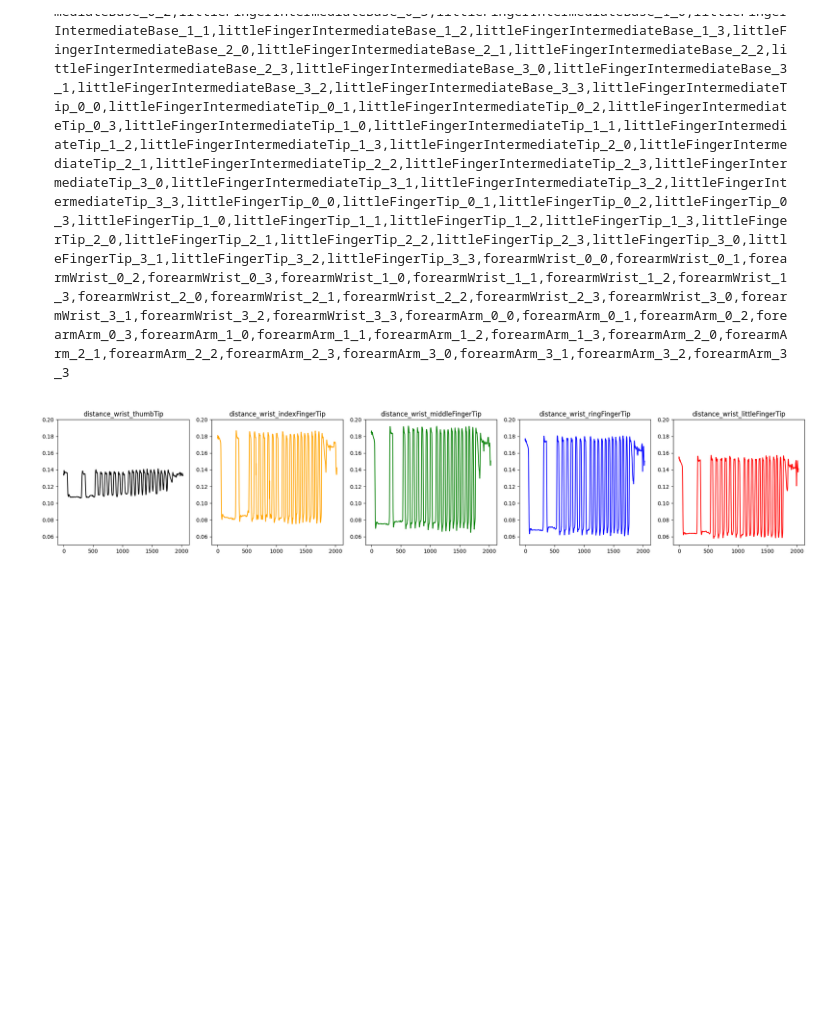
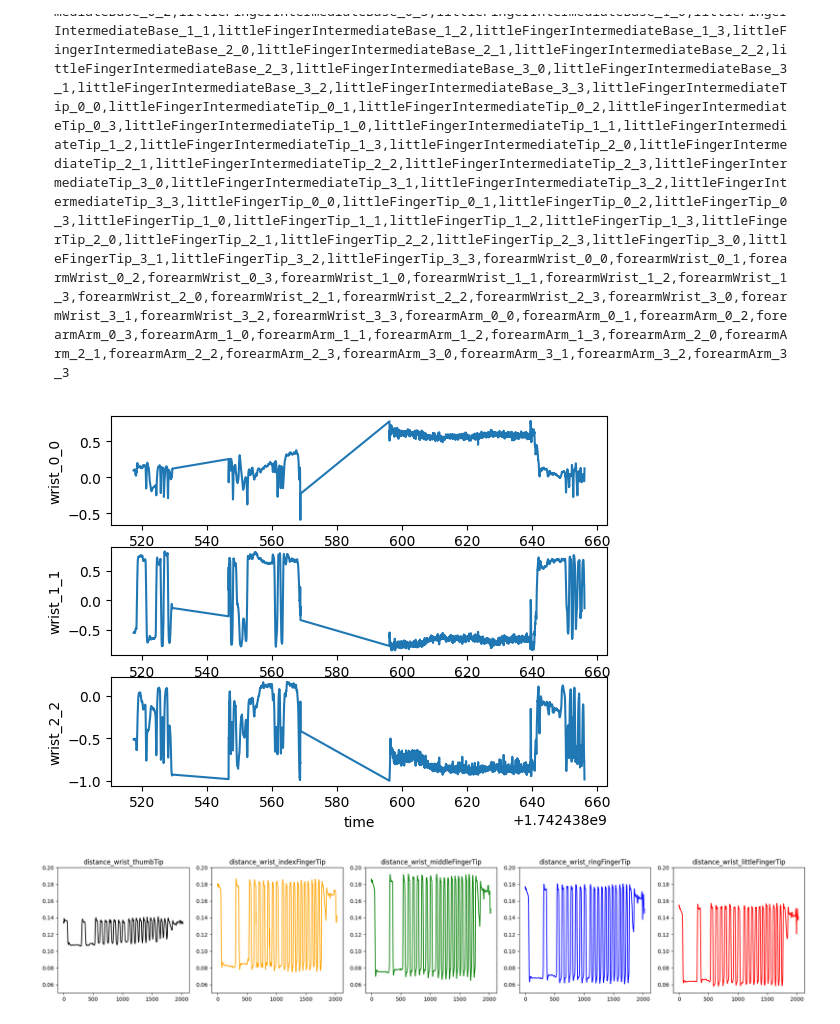
Before and after one commit to kanakanho/websocket-server-visionpro-visualization, a Jupyter notebook: main.ipynb, the cells around one changed output. Drawn from its saved outputs; the diff is of its cells as text; code cells hidden in the pictures; blank space fills up the shorter version.

````diff
--- a/main.ipynb
+++ b/main.ipynb
@@ -36,4 +36,29 @@ time,wrist_0_0,wrist_0_1,wrist_0_2,wrist_0_3,wrist_1_0,wrist_1_1,wrist_1_2,wrist
 ```
+# %%
+# wirst の回転をプロット
+fig = plt.figure()
+ax1 = fig.add_subplot(311)
+ax1.plot(df['time'],df["wrist_0_0"])
+ax1.set_xlabel("time")
+ax1.set_ylabel("wrist_0_0")
+
+ax2 = fig.add_subplot(312)
+ax2.plot(df['time'],df["wrist_1_1"])
+ax2.set_xlabel("time")
+ax2.set_ylabel("wrist_1_1")
+
+ax3 = fig.add_subplot(313)
+ax3.plot(df['time'],df["wrist_2_2"])
+ax3.set_xlabel("time")
+ax3.set_ylabel("wrist_2_2")
+# ax = fig.add_subplot(111, projection='3d')
+# ax.plot(df["wrist_0_0"], df["wrist_1_1"], df["wrist_2_2"])
+# ax.set_xlabel("x")
+# ax.set_ylabel("y")
+# ax.set_zlabel("z")
+plt.show()
+# %% [output]
+[figure, added]
 # %%
 # グラフ描画
 # subplot で 5つ横に並べる
````
Also changed, not shown: 5 other files.
